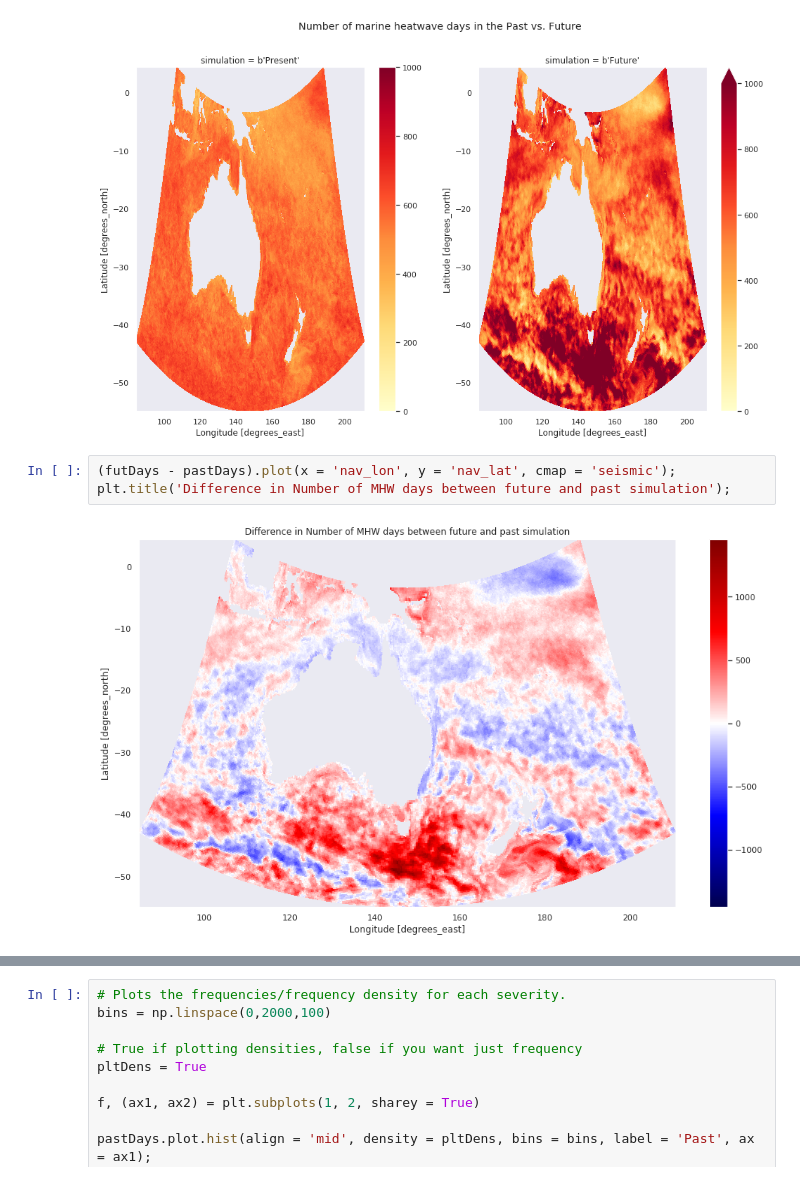
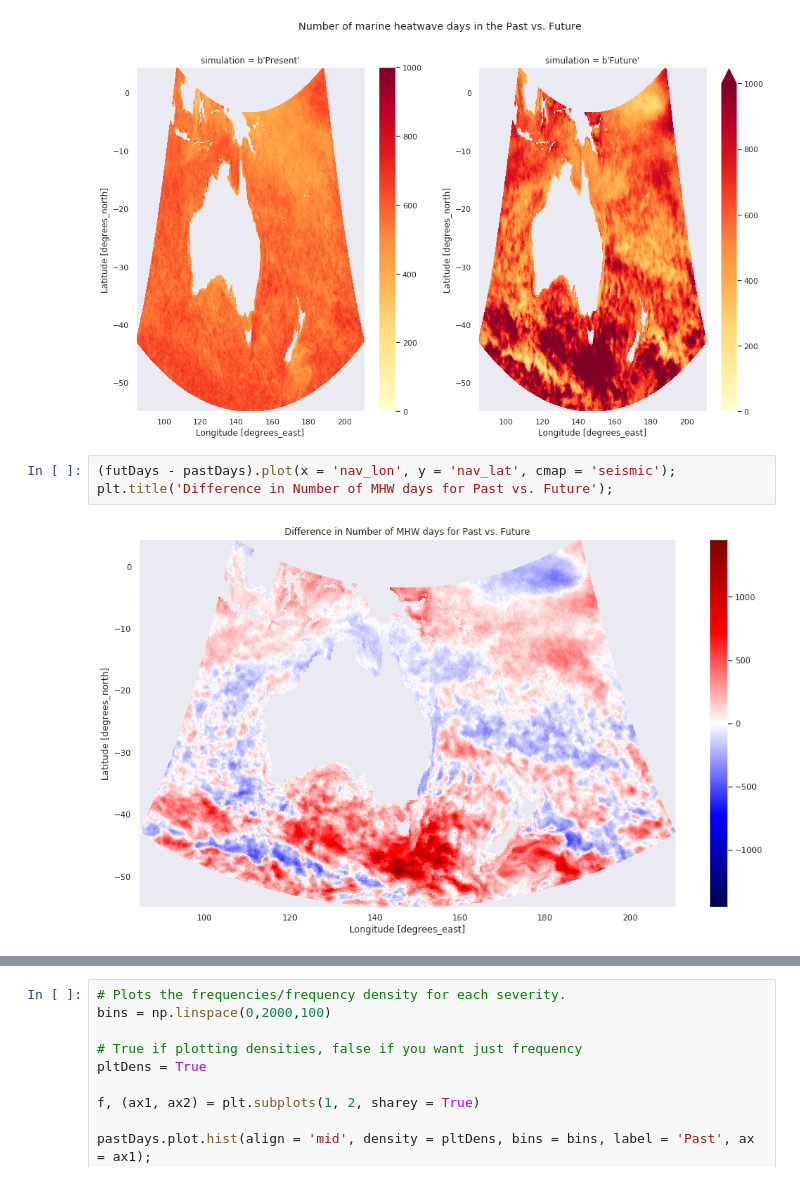
Before and after one commit to ritwik1111/MHW, a Jupyter notebook: Projects/sstPlots/MHW_Statistics.ipynb, the cells around one changed output, grey strips where cells are left out. Drawn from its saved outputs; the diff is of its cells as text.

```diff
--- a/Projects/sstPlots/MHW_Statistics.ipynb
+++ b/Projects/sstPlots/MHW_Statistics.ipynb
@@ -155,6 +217,6 @@ futDays.plot(x = 'nav_lon', y = 'nav_lat', ax = ax2, vmin = vmin, vmax = vmax, c
 [figure]
 # %%
 (futDays - pastDays).plot(x = 'nav_lon', y = 'nav_lat', cmap = 'seismic');
-plt.title('Difference in Number of MHW days between future and past simulation');
+plt.title('Difference in Number of MHW days for Past vs. Future');
 # %% [output]
-[figure, old version]
+[figure, new version]
```
Also changed, not shown: parts of 19 cells of this notebook.
